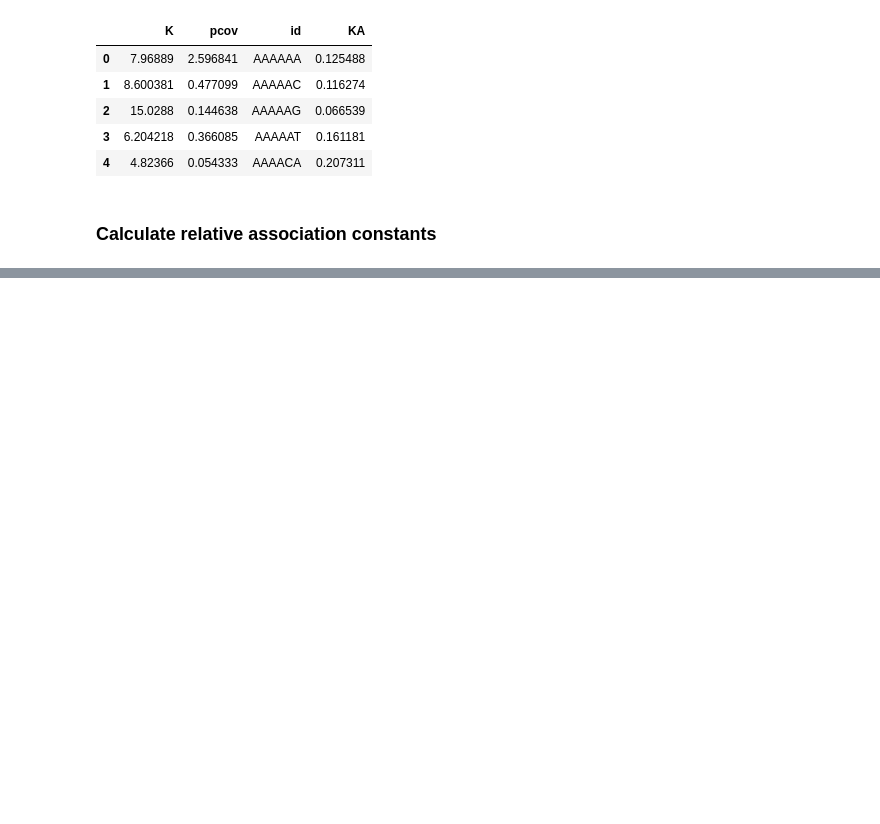
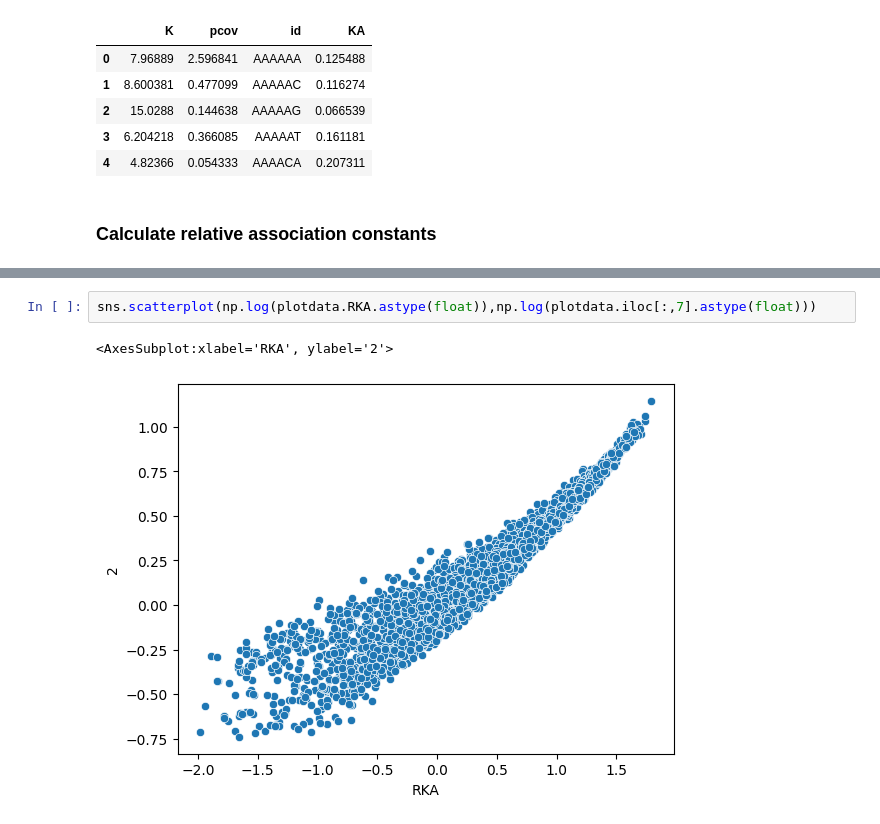
Before and after one commit to hsuanchunlin/HiTS-EQ_Python_version, a Jupyter notebook: HiTS-EQ.ipynb, the cells around one changed output, grey strips where cells are left out. Cells and saved outputs as stored; diff of their text form; blank space fills up the shorter version.

```diff
--- a/HiTS-EQ.ipynb
+++ b/HiTS-EQ.ipynb
@@ -108,0 +146,5 @@ def HitsEQ_calculation(x,y):
+# %%
+sns.scatterplot(np.log(plotdata.RKA.astype(float)),np.log(plotdata.iloc[:,7].astype(float)))
+# %% [output]
+<AxesSubplot:xlabel='RKA', ylabel='2'>
+[figure, added]
```
Also changed, not shown: parts of 13 cells of this notebook, 1 other file.
